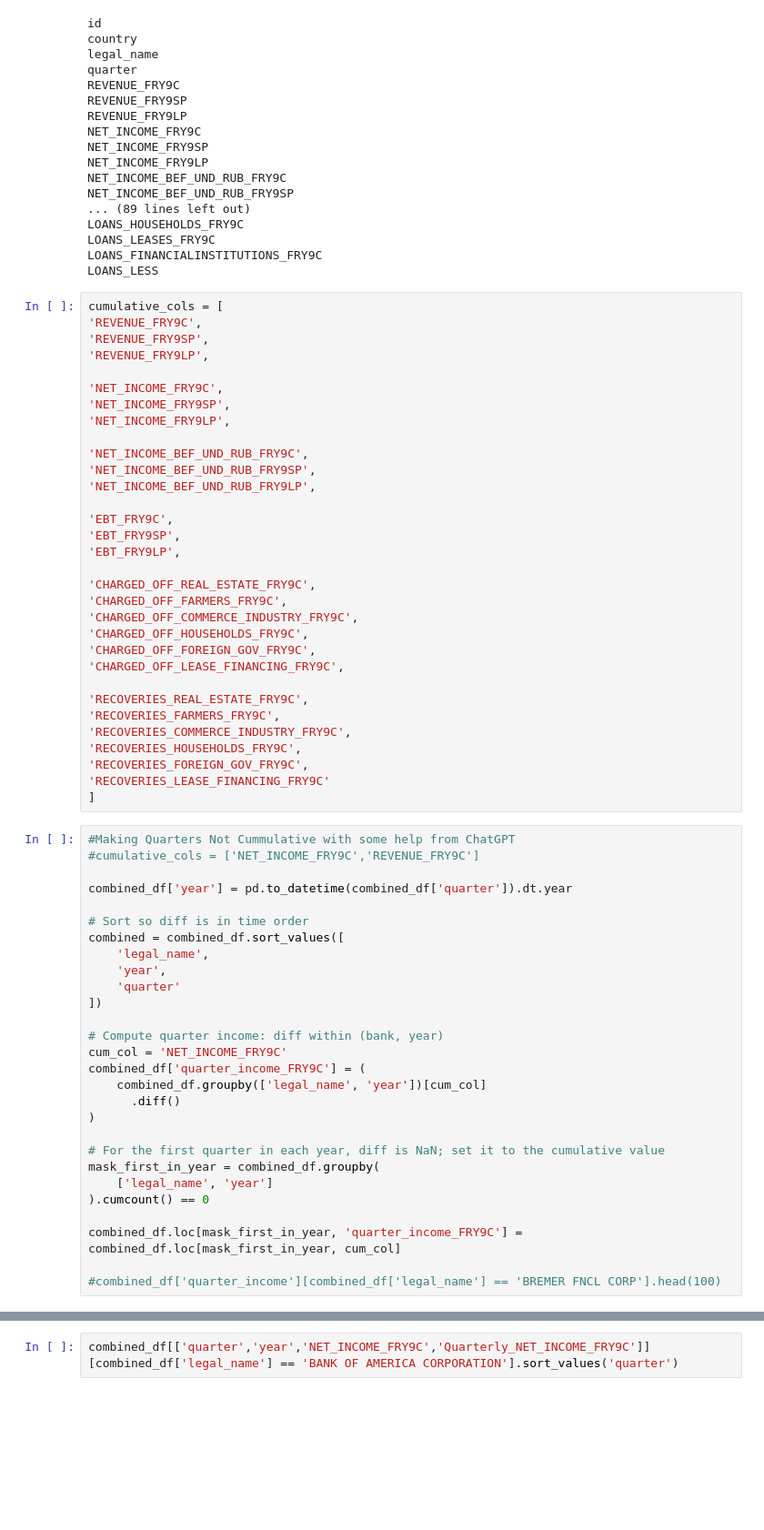
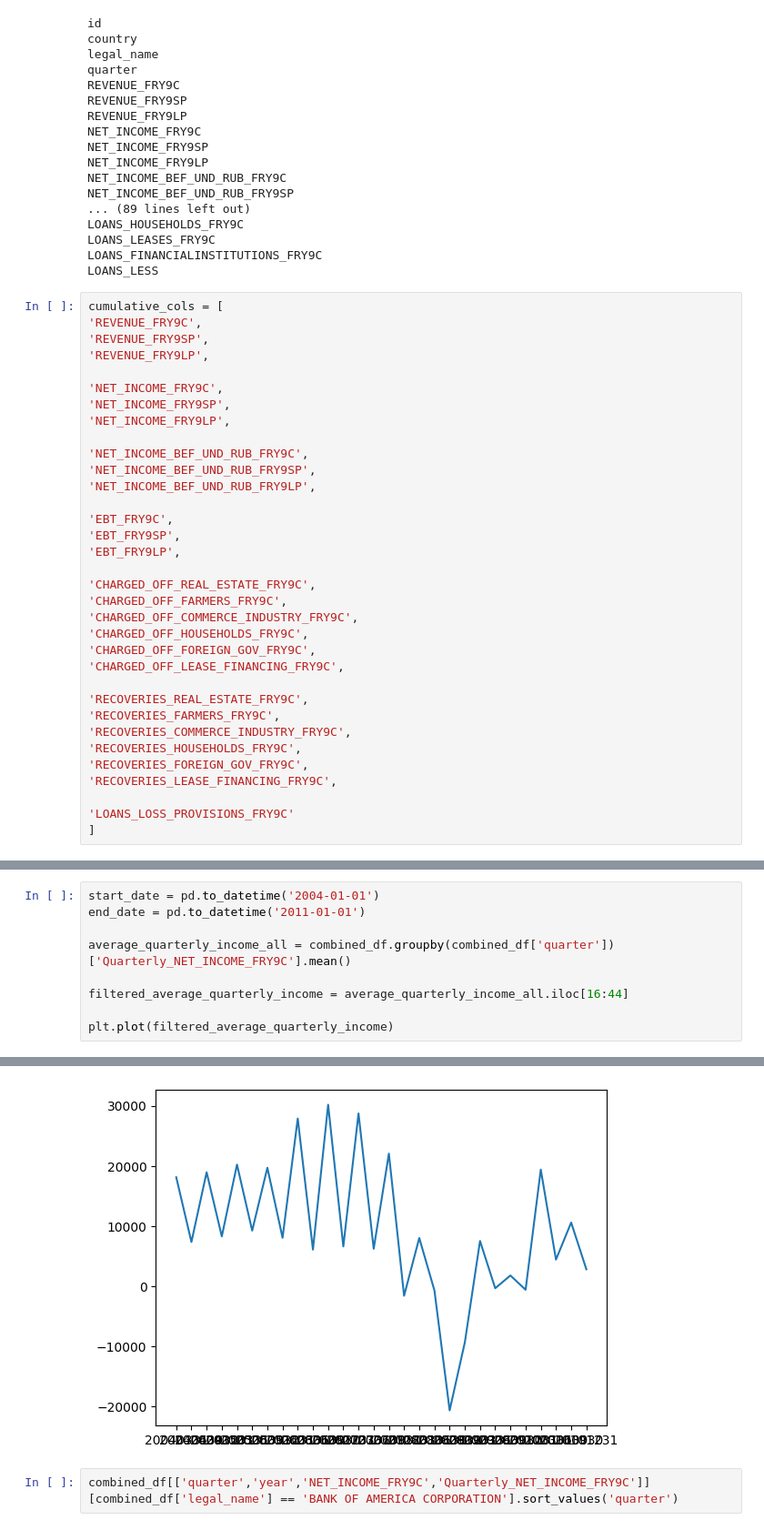
Before and after one commit to jmanacid1/DSE-Project, a Jupyter notebook: Visualize_Crash.ipynb, the cells around one changed output, grey strips where cells are left out. Shown at 91% size. Cells and saved outputs as stored; diff of their text form; blank space fills up the shorter version.

```diff
--- a/Visualize_Crash.ipynb
+++ b/Visualize_Crash.ipynb
@@ -317,33 +353,7 @@ cumulative_cols = [
 'RECOVERIES_COMMERCE_INDUSTRY_FRY9C',
 'RECOVERIES_HOUSEHOLDS_FRY9C',
 'RECOVERIES_FOREIGN_GOV_FRY9C',
-'RECOVERIES_LEASE_FINANCING_FRY9C'
+'RECOVERIES_LEASE_FINANCING_FRY9C',
+
+'LOANS_LOSS_PROVISIONS_FRY9C'
 ]
-# %%
-#Making Quarters Not Cummulative with some help from ChatGPT
-#cumulative_cols = ['NET_INCOME_FRY9C','REVENUE_FRY9C']
-
-combined_df['year'] = pd.to_datetime(combined_df['quarter']).dt.year
-
-# Sort so diff is in time order
-combined = combined_df.sort_values([
-    'legal_name',
-    'year',
-    'quarter'
-])
-
-# Compute quarter income: diff within (bank, year)
-cum_col = 'NET_INCOME_FRY9C'
-combined_df['quarter_income_FRY9C'] = (
-    combined_df.groupby(['legal_name', 'year'])[cum_col]
-      .diff()
-)
-
-# For the first quarter in each year, diff is NaN; set it to the cumulative value
-mask_first_in_year = combined_df.groupby(
-    ['legal_name', 'year']
-).cumcount() == 0
-
-combined_df.loc[mask_first_in_year, 'quarter_income_FRY9C'] = combined_df.loc[mask_first_in_year, cum_col]
-
-#combined_df['quarter_income'][combined_df['legal_name'] == 'BREMER FNCL CORP'].head(100)
@@ -349,0 +397,10 @@ combined_df.loc[mask_first_in_year, 'quarter_income_FRY9C'] = combined_df.loc[ma
+# %%
+start_date = pd.to_datetime('2004-01-01')
+end_date = pd.to_datetime('2011-01-01')
+
+average_quarterly_income_all = combined_df.groupby(combined_df['quarter'])['Quarterly_NET_INCOME_FRY9C'].mean()
+
+filtered_average_quarterly_income = average_quarterly_income_all.iloc[16:44]
+
+plt.plot(filtered_average_quarterly_income)
+# %% [output]
@@ -350,3 +408,4 @@ combined_df.loc[mask_first_in_year, 'quarter_income_FRY9C'] = combined_df.loc[ma
+[figure, added]
 # %%
 combined_df[['quarter','year','NET_INCOME_FRY9C','Quarterly_NET_INCOME_FRY9C']][combined_df['legal_name'] == 'BANK OF AMERICA CORPORATION'].sort_values('quarter')
 # %% [output]
```
Also changed, not shown: parts of 6 cells of this notebook.
